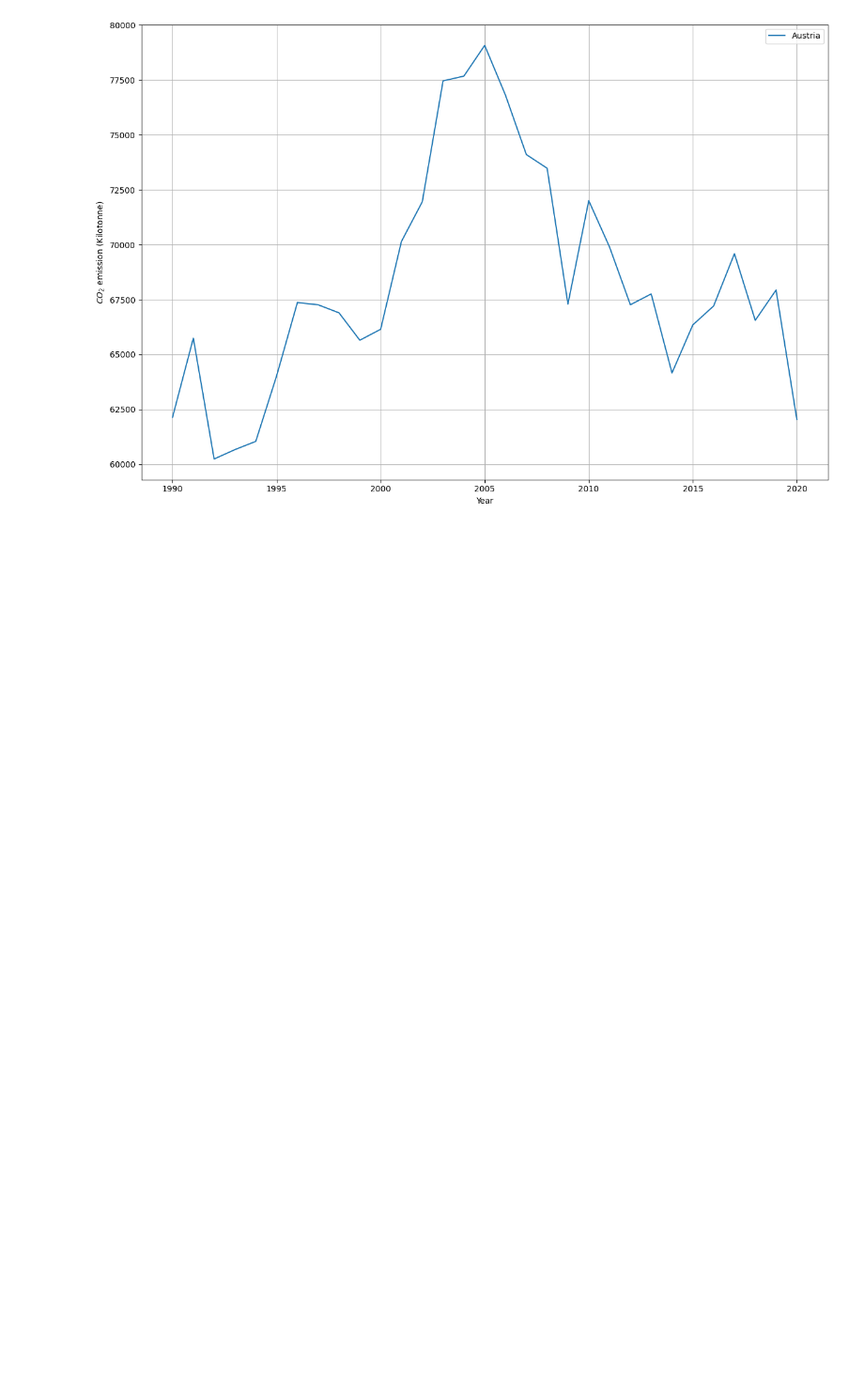
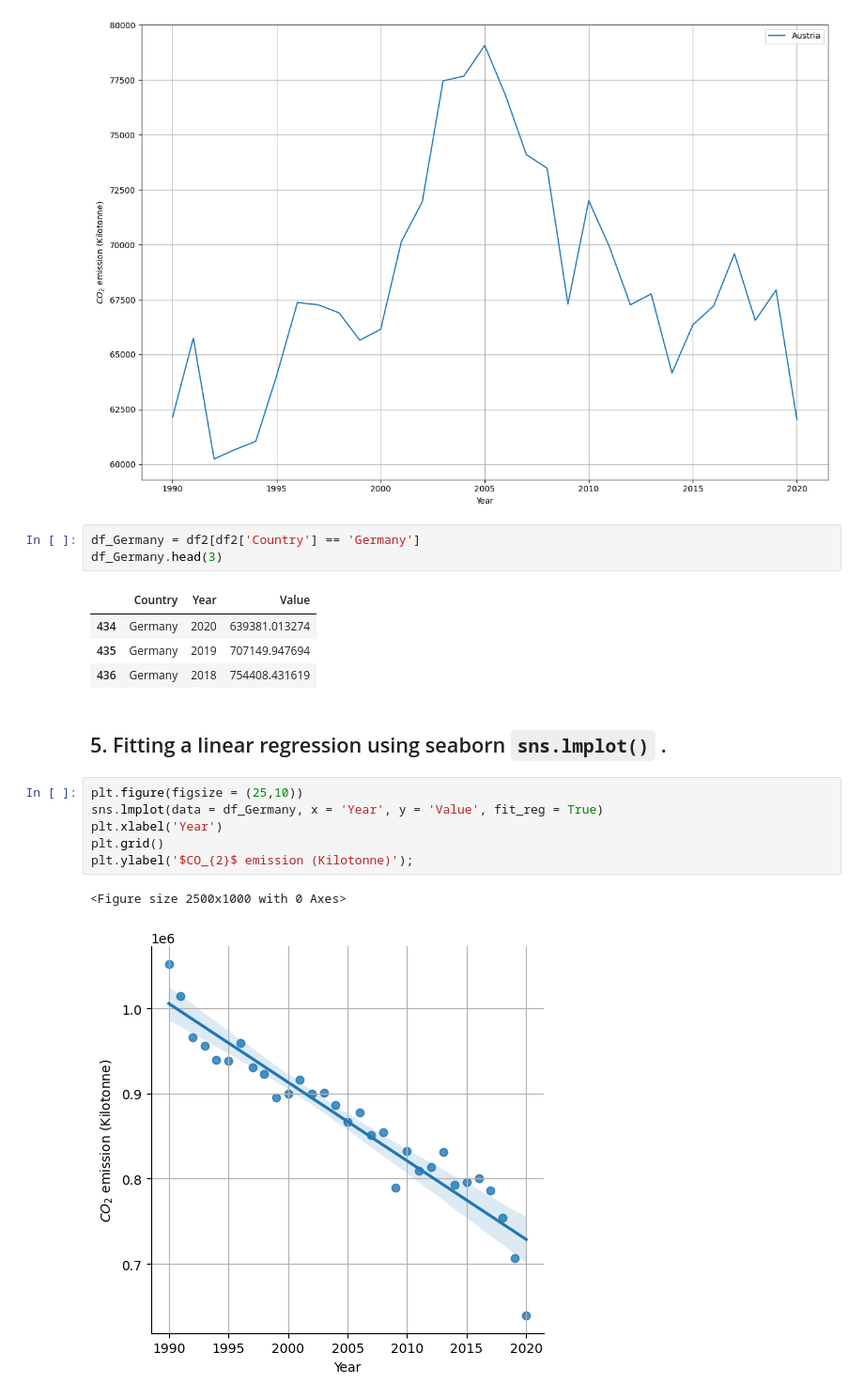
Before and after one commit to anujthapamagar/FEDS, a Jupyter notebook: FEDS_exam.ipynb, the cells around one changed output. Shown at 94% size. Cells and saved outputs as stored; diff of their text form; blank space fills up the shorter version.

```diff
--- a/FEDS_exam.ipynb
+++ b/FEDS_exam.ipynb
@@ -162,3 +162,22 @@ plt.grid()
 plt.ylabel('$CO_{2}$ emission (Kilotonne)');
 # %% [output]
 [figure]
+# %%
+df_Germany = df2[df2['Country'] == 'Germany']
+df_Germany.head(3)
+# %% [output]
+|  | Country | Year | Value |
+| 434 | Germany | 2020 | 639381.013274 |
+| 435 | Germany | 2019 | 707149.947694 |
+| 436 | Germany | 2018 | 754408.431619 |
+# %% [markdown]
+## 5. Fitting a linear regression using seaborn `sns.lmplot()` .
+# %%
+plt.figure(figsize = (25,10))
+sns.lmplot(data = df_Germany, x = 'Year', y = 'Value', fit_reg = True)
+plt.xlabel('Year')
+plt.grid()
+plt.ylabel('$CO_{2}$ emission (Kilotonne)');
+# %% [output]
+<Figure size 2500x1000 with 0 Axes>
+[figure, added]
```
Also changed, not shown: parts of 3 cells of this notebook.
